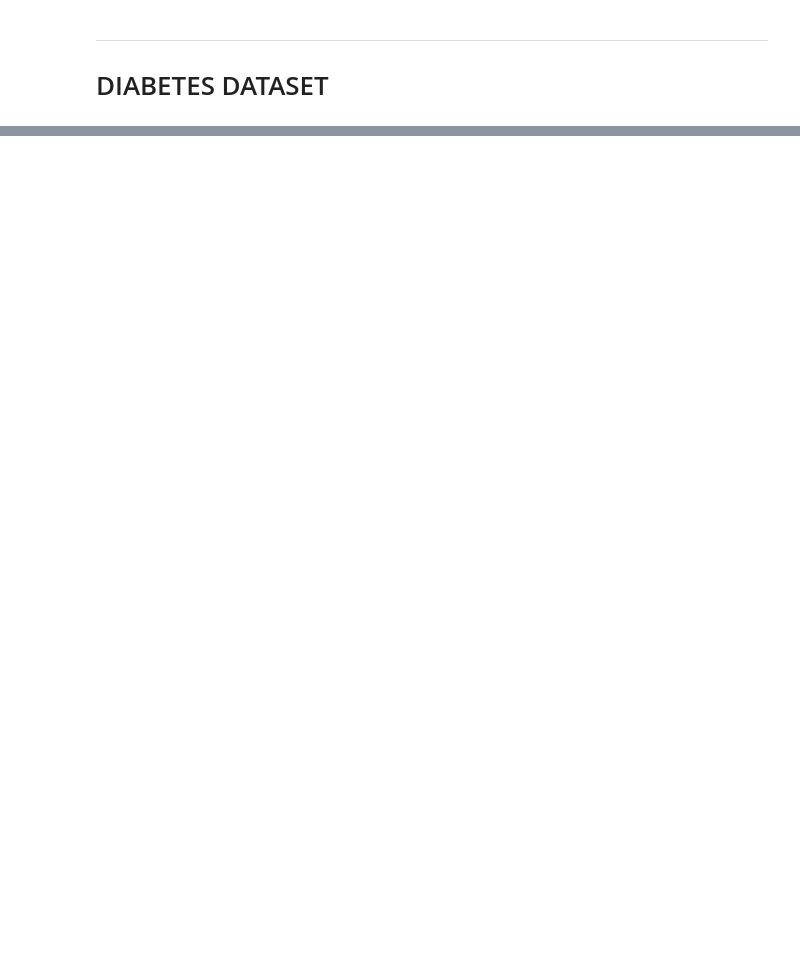
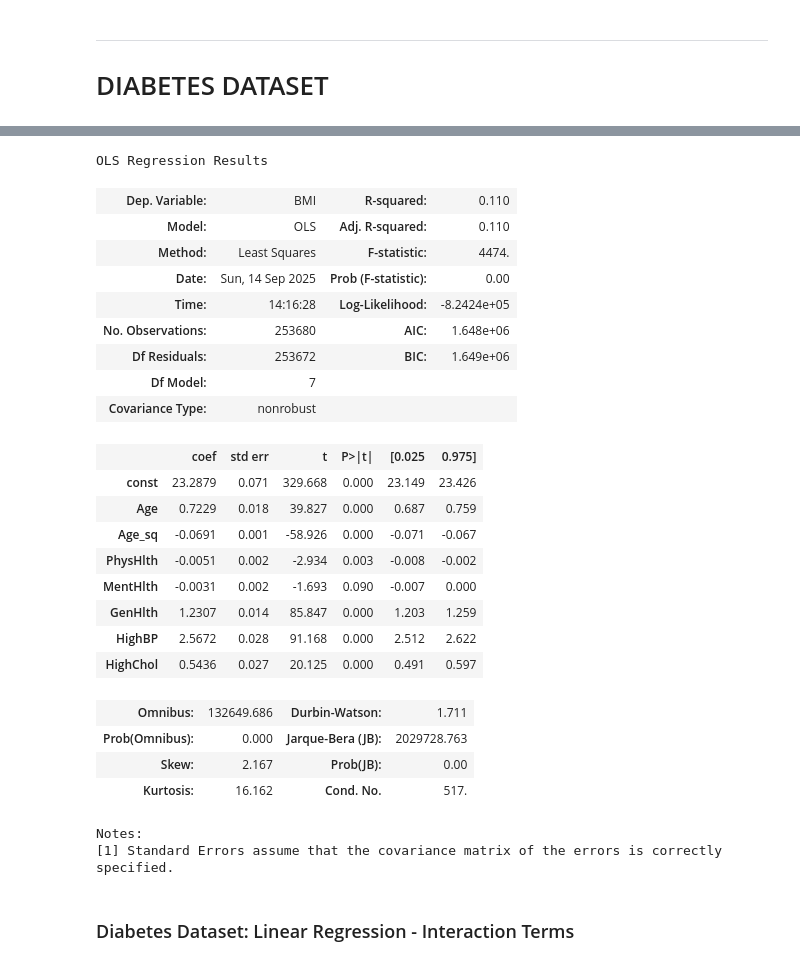
Before and after one commit to jydeleon/JazminRepo-799, a Jupyter notebook: Homeworks/Week1.ipynb, the cells around one changed output, grey strips where cells are left out. Saved outputs shown, nothing was run; the diff lists cells and outputs as text; code cells hidden in the pictures; blank space fills up the shorter version.

```diff
--- a/Homeworks/Week1.ipynb
+++ b/Homeworks/Week1.ipynb
@@ -52,0 +128,6 @@ FileNotFoundError: [Errno 2] No such file or directory: 'diabetes_cleaned.csv'
+# %%
+# Fit model
+sq_results = sm.OLS(diabetes_target_Y, X_sq).fit()
+
+# View coefficients
+sq_results.params
@@ -52,0 +144,30 @@ FileNotFoundError: [Errno 2] No such file or directory: 'diabetes_cleaned.csv'
+# %%
+sq_results.summary()
+# %% [output]
+OLS Regression Results
+| Dep. Variable: | BMI | R-squared: | 0.110 |
+| Model: | OLS | Adj. R-squared: | 0.110 |
+| Method: | Least Squares | F-statistic: | 4474. |
+| Date: | Sun, 14 Sep 2025 | Prob (F-statistic): | 0.00 |
+| Time: | 14:16:28 | Log-Likelihood: | -8.2424e+05 |
+| No. Observations: | 253680 | AIC: | 1.648e+06 |
+| Df Residuals: | 253672 | BIC: | 1.649e+06 |
+| Df Model: | 7 |  |  |
+| Covariance Type: | nonrobust |  |  |
+|  | coef | std err | t | P>|t| | [0.025 | 0.975] |
+| const | 23.2879 | 0.071 | 329.668 | 0.000 | 23.149 | 23.426 |
+| Age | 0.7229 | 0.018 | 39.827 | 0.000 | 0.687 | 0.759 |
+| Age_sq | -0.0691 | 0.001 | -58.926 | 0.000 | -0.071 | -0.067 |
+| PhysHlth | -0.0051 | 0.002 | -2.934 | 0.003 | -0.008 | -0.002 |
+| MentHlth | -0.0031 | 0.002 | -1.693 | 0.090 | -0.007 | 0.000 |
+| GenHlth | 1.2307 | 0.014 | 85.847 | 0.000 | 1.203 | 1.259 |
+| HighBP | 2.5672 | 0.028 | 91.168 | 0.000 | 2.512 | 2.622 |
+| HighChol | 0.5436 | 0.027 | 20.125 | 0.000 | 0.491 | 0.597 |
+| Omnibus: | 132649.686 | Durbin-Watson: | 1.711 |
+| Prob(Omnibus): | 0.000 | Jarque-Bera (JB): | 2029728.763 |
+| Skew: | 2.167 | Prob(JB): | 0.00 |
+| Kurtosis: | 16.162 | Cond. No. | 517. |
+Notes:
+[1] Standard Errors assume that the covariance matrix of the errors is correctly specified.
+# %% [markdown]
+### Diabetes Dataset: Linear Regression - Interaction Terms
```
Also changed, not shown: parts of 58 cells of this notebook, 1 other file.
